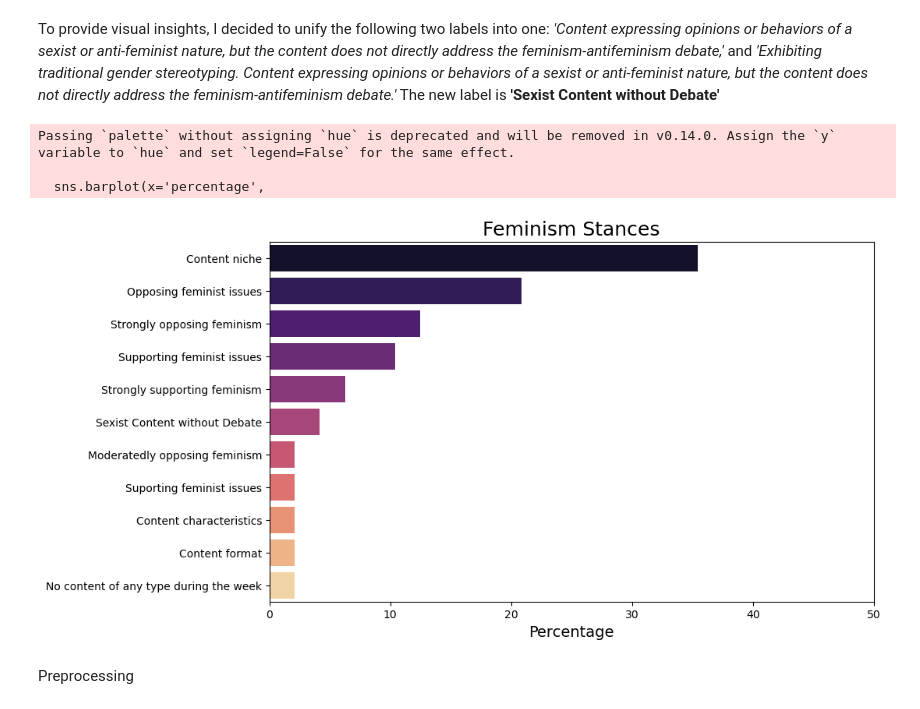
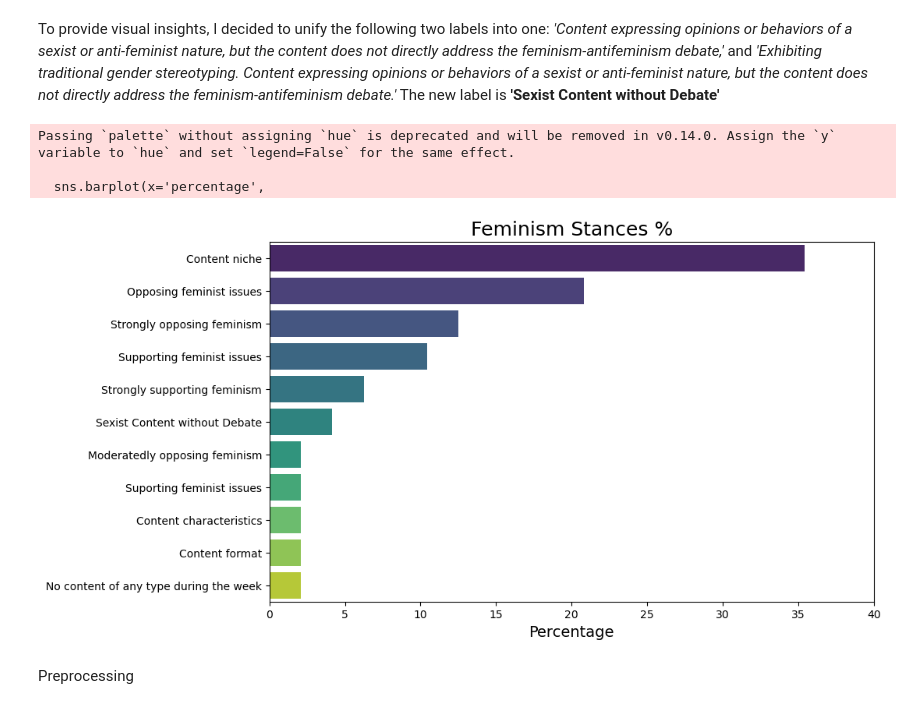
Before and after one commit to celefigs/EDA_Feminism_Influencers_Spain, a Jupyter notebook: Codebook_dataset.ipynb, the cells around one changed output. Drawn from its saved outputs; the diff is of its cells as text; code cells hidden in the pictures.

```diff
--- a/Codebook_dataset.ipynb
+++ b/Codebook_dataset.ipynb
@@ -148,27 +148,27 @@ visual_df_codebook['feminism_stance'] = visual_df_codebook['feminism_stance'].re
 # %%
 # Porcentajes
 feminism_stance_counts = visual_df_codebook['feminism_stance'].value_counts(normalize=True) * 100
 feminism_stance_counts = feminism_stance_counts.reset_index()
 feminism_stance_counts.columns = ['feminism_stance', 'percentage']
 
 plt.figure(figsize=(10, 6))
 sns.barplot(x='percentage',
             y='feminism_stance',
             data=feminism_stance_counts,
-            palette='magma')
+            palette='viridis')
 
 # Añadir títulos y etiquetas
-plt.title("Feminism Stances" , fontsize=18)
+plt.title("Feminism Stances %" , fontsize=18)
 plt.xlabel("Percentage", fontsize=14)
 plt.ylabel("")
-plt.xlim(0, 50)
+plt.xlim(0, 40)
 
 plt.show()
 # %% [output]
 Passing `palette` without assigning `hue` is deprecated and will be removed in v0.14.0. Assign the `y` variable to `hue` and set `legend=False` for the same effect.
 
   sns.barplot(x='percentage',
-[figure, old version]
+[figure, new version]
 # %% [markdown]
 Preprocessing
 # %%
```
